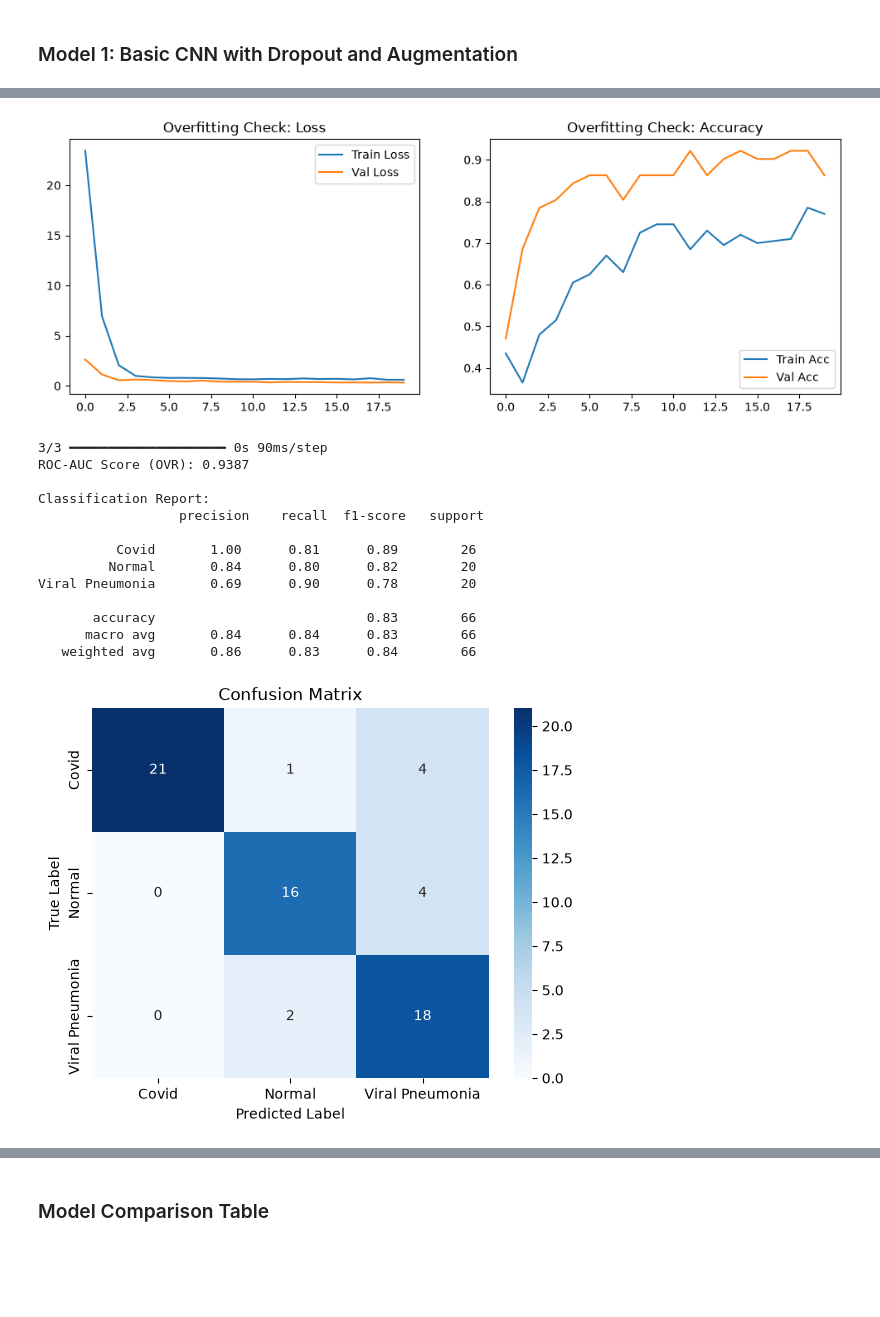
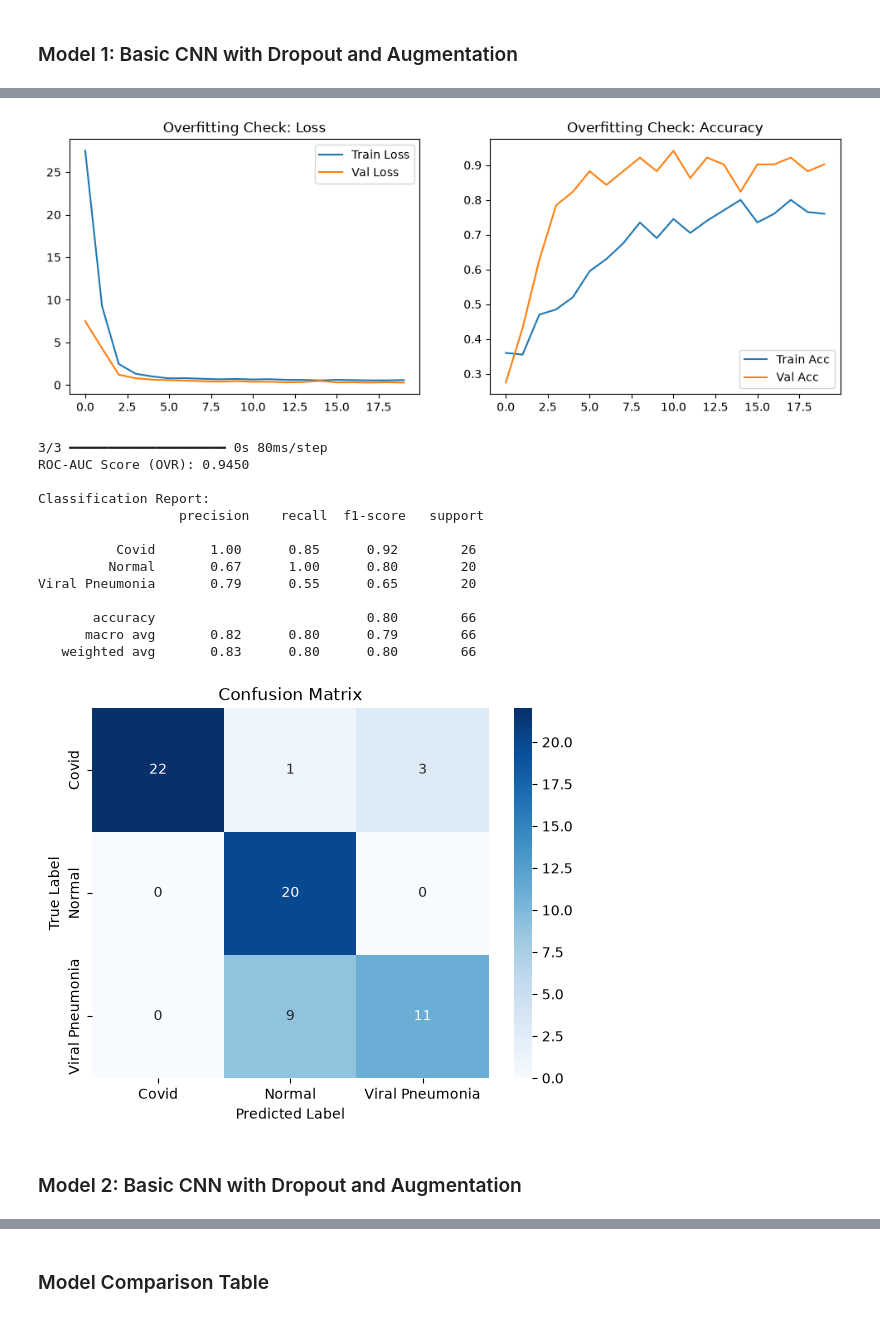
Before and after one commit to preetndr/covid-detection-from-chest-xrays-cnn, a Jupyter notebook: code.ipynb, the cells around one changed output, grey strips where cells are left out. Saved outputs shown, nothing was run; the diff lists cells and outputs as text; code cells hidden in the pictures; blank space fills up the shorter version.

```diff
--- a/code.ipynb
+++ b/code.ipynb
@@ -152,14 +148,13 @@ model_1 = Sequential([
     MaxPooling2D(2, 2),
     Flatten(),
     Dense(128, activation='relu'),
-    Dropout(0.5), # Randomly drops 50% of neurons to prevent memorization
+    Dropout(0.3),
     Dense(3, activation='softmax')
 ])
 
 model_1.compile(optimizer='adam', loss='categorical_crossentropy', metrics=['accuracy'])
-early_stop = EarlyStopping(monitor='val_loss', patience=5, restore_best_weights=True)
+early_stop = EarlyStopping(monitor='val_accuracy', patience=10, restore_best_weights=True)
 
-# Replaced X_train, y_train with datagen.flow() to use augmented images
 history_1 = model_1.fit(
     datagen.flow(X_train, y_train, batch_size=32),
     validation_data=(X_val, y_val),
@@ -189,18 +184,20 @@ Test Accuracy: 0.8333
-[figure, old version]
+[figure, new version]
-3/3 ━━━━━━━━━━━━━━━━━━━━ 0s 90ms/step
-ROC-AUC Score (OVR): 0.9387
+3/3 ━━━━━━━━━━━━━━━━━━━━ 0s 80ms/step
+ROC-AUC Score (OVR): 0.9450
 
 Classification Report:
                   precision    recall  f1-score   support
 
-          Covid       1.00      0.81      0.89        26
-         Normal       0.84      0.80      0.82        20
-Viral Pneumonia       0.69      0.90      0.78        20
+          Covid       1.00      0.85      0.92        26
+         Normal       0.67      1.00      0.80        20
+Viral Pneumonia       0.79      0.55      0.65        20
 
-       accuracy                           0.83        66
-      macro avg       0.84      0.84      0.83        66
-   weighted avg       0.86      0.83      0.84        66
+       accuracy                           0.80        66
+      macro avg       0.82      0.80      0.79        66
+   weighted avg       0.83      0.80      0.80        66
-[figure, old version]
+[figure, new version]
+# %% [markdown]
+### Model 2: Basic CNN with Dropout and Augmentation
 # %%
 # Deep CNN Architecture: Building a "bigger engine" from scratch
 from tensorflow.keras.models import Sequential
```
Also changed, not shown: parts of 13 cells of this notebook.
